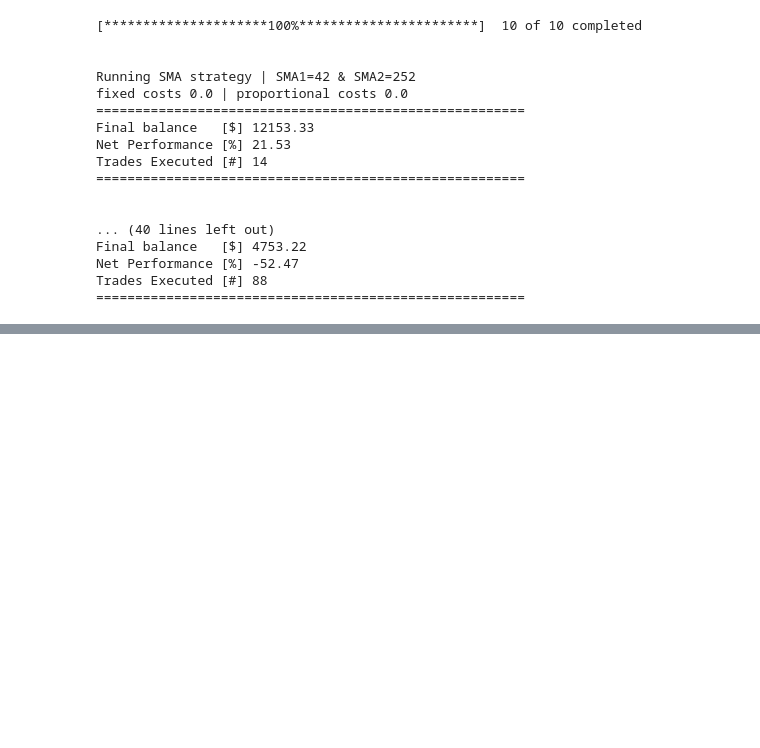
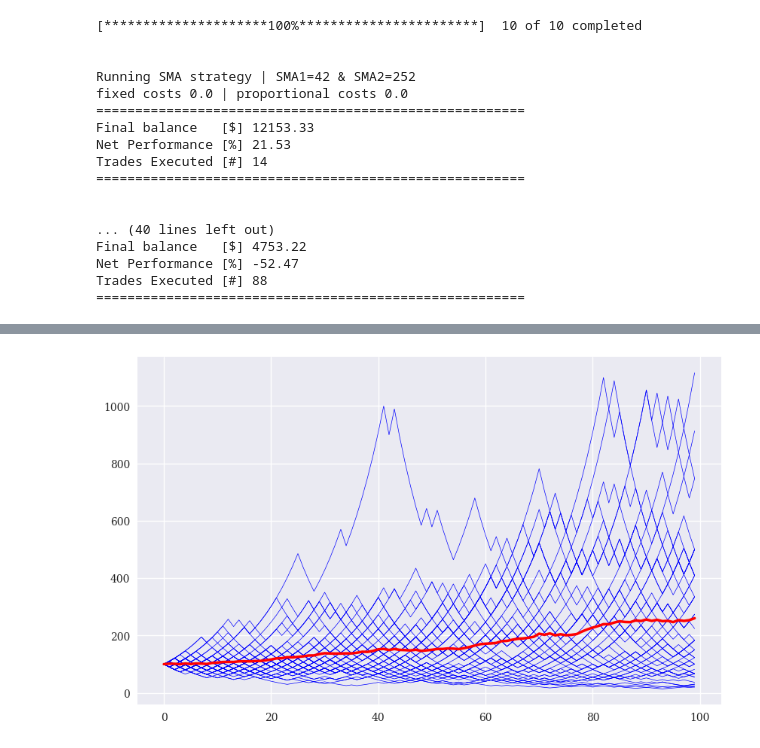
Before and after one commit to MartinKasak/Python_Finance_Numpy_Pandas, a Jupyter notebook: Python For Algorithmic Trading.ipynb, the cells around one changed output, grey strips where cells are left out. Drawn from its saved outputs; the diff is of its cells as text; code cells hidden in the pictures; blank space fills up the shorter version.

```diff
--- a/Python For Algorithmic Trading.ipynb
+++ b/Python For Algorithmic Trading.ipynb
@@ -1510,0 +1520,25 @@ Date
+# %%
+np.random.seed(1000)
+plt.style.use('seaborn')
+mpl.rcParams['savefig.dpi'] = 300
+mpl.rcParams['font.family'] = 'serif'
+# %%
+p = 0.55
+f = p - (1 - p)
+f
+I = 50
+n = 100
+# %%
+def run_simulation(f):
+    c = np.zeros((n, I))
+    c[0] = 100
+    for i in range(I):
+        for t in range(1, n):
+            o = np.random.binomial(1, p)
+            if o > 0:
+                c[t, i] = (1 + f) * c[t - 1, i]
+            else:
+                c[t, i] = (1 - f) * c[t - 1, i]
+    return c
+# %%
+c_1 = run_simulation(f)
@@ -1510,0 +1555,6 @@ Date
+# %%
+plt.figure(figsize=(10, 6))
+plt.plot(c_1, 'b', lw=0.5)
+plt.plot(c_1.mean(axis=1), 'r', lw=2.5);
+# %% [output]
+[figure, added]
```
Also changed, not shown: parts of 23 cells of this notebook.
